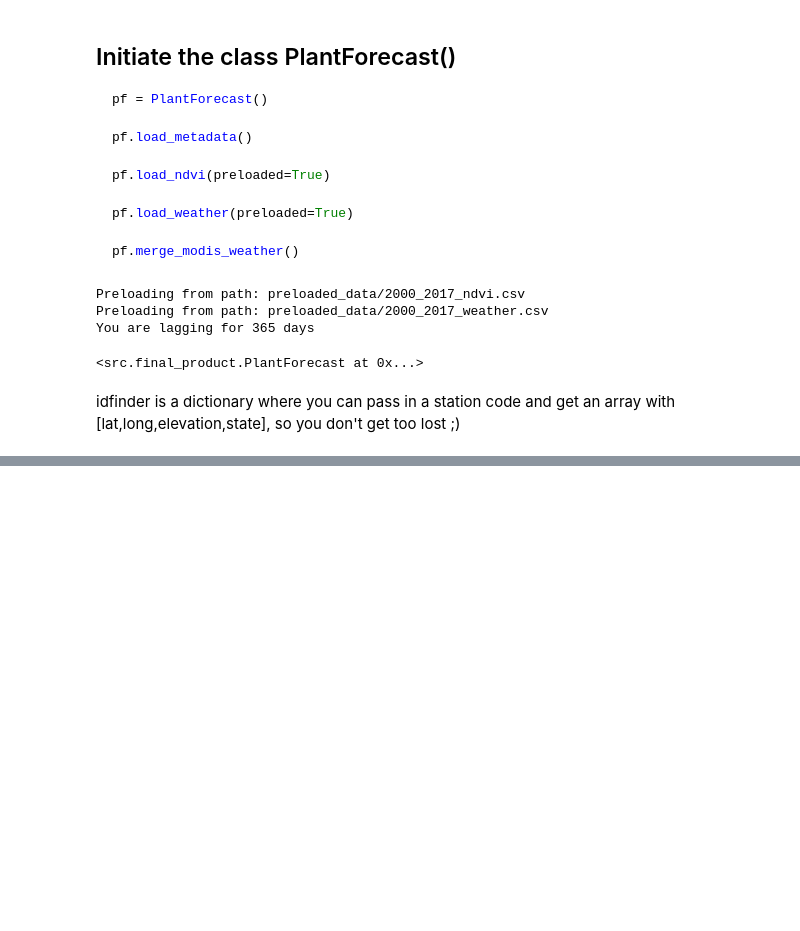
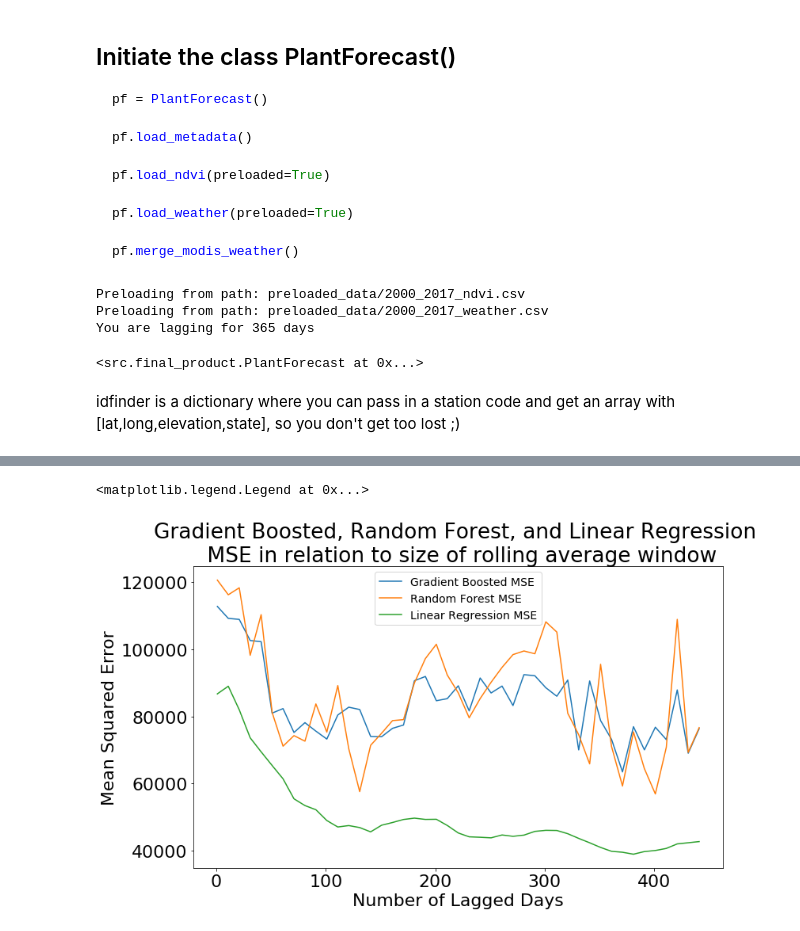
Before and after one commit to pberzins/plant_forecast, a Jupyter notebook: PlantForecast_demo.ipynb, the cells around one changed output, grey strips where cells are left out. Drawn from its saved outputs; the diff is of its cells as text; code cells hidden in the pictures; blank space fills up the shorter version.

```diff
--- a/PlantForecast_demo.ipynb
+++ b/PlantForecast_demo.ipynb
@@ -129,0 +136,2 @@ ax.legend(loc=3)
+# %%
+range_list, gbr_mse_list, rf_mse_list, ridge_mse_list, gbr_score_list, rf_score_list, ridge_score_list=cv.test_for_longterm_mean(450)
@@ -129,0 +156,13 @@ ax.legend(loc=3)
+# %%
+fig, ax= plt.subplots(figsize=(12,7))
+ax.plot(range_list, gbr_mse_list, label='Gradient Boosted MSE')
+ax.plot(range_list,rf_mse_list, label= 'Random Forest MSE')
+ax.plot(range_list, ridge_mse_list, label='Linear Regression MSE')
+
+ax.set_title('Gradient Boosted, Random Forest, and Linear Regression \n MSE in relation to size of rolling average window')
+ax.set_ylabel('Mean Squared Error')
+ax.set_xlabel('Number of Lagged Days')
+ax.legend(prop={'size': 14})
+# %% [output]
+<matplotlib.legend.Legend at 0x...>
+[figure, added]
```
Also changed, not shown: parts of 5 cells of this notebook, 1 other file.
